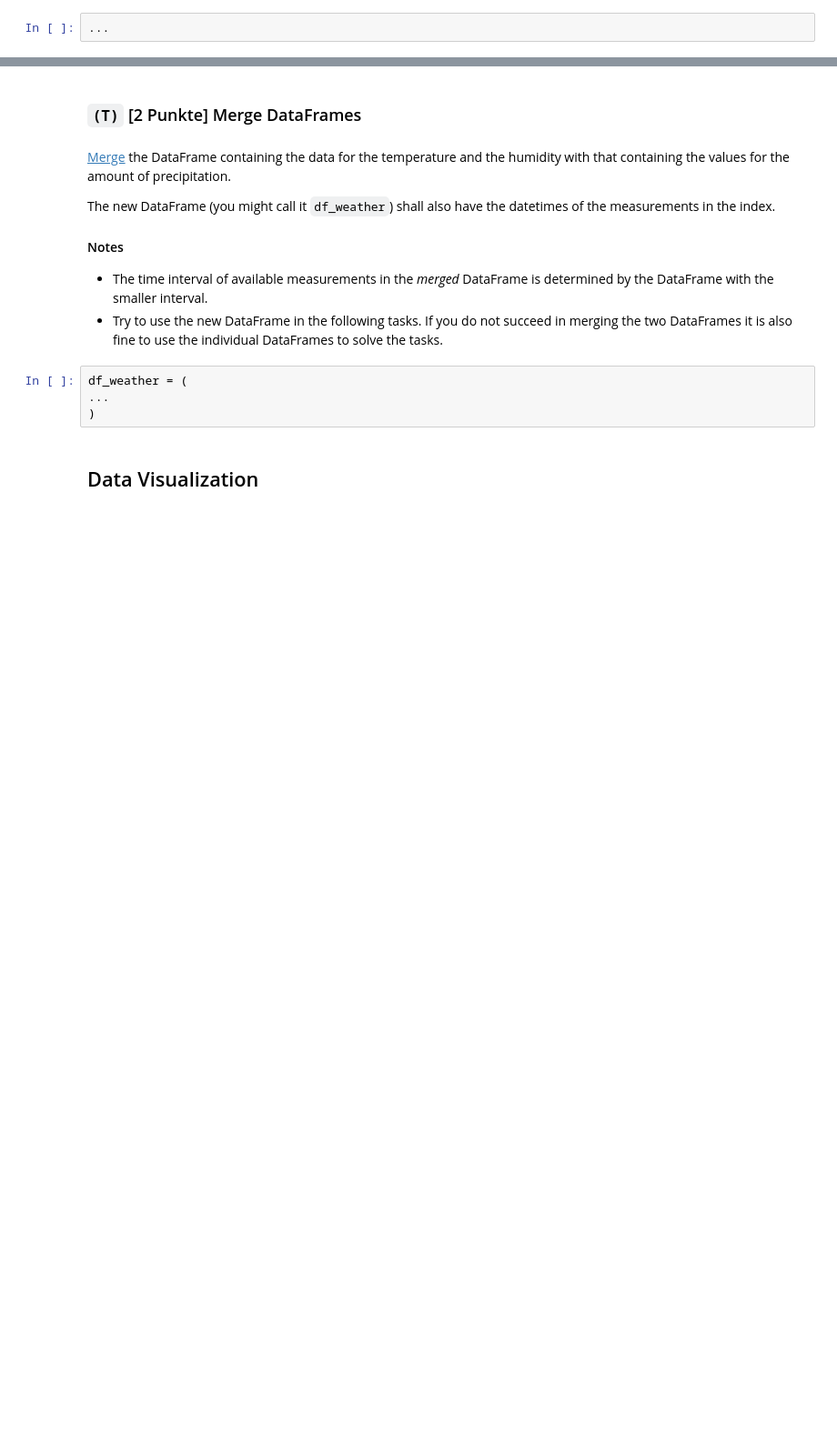
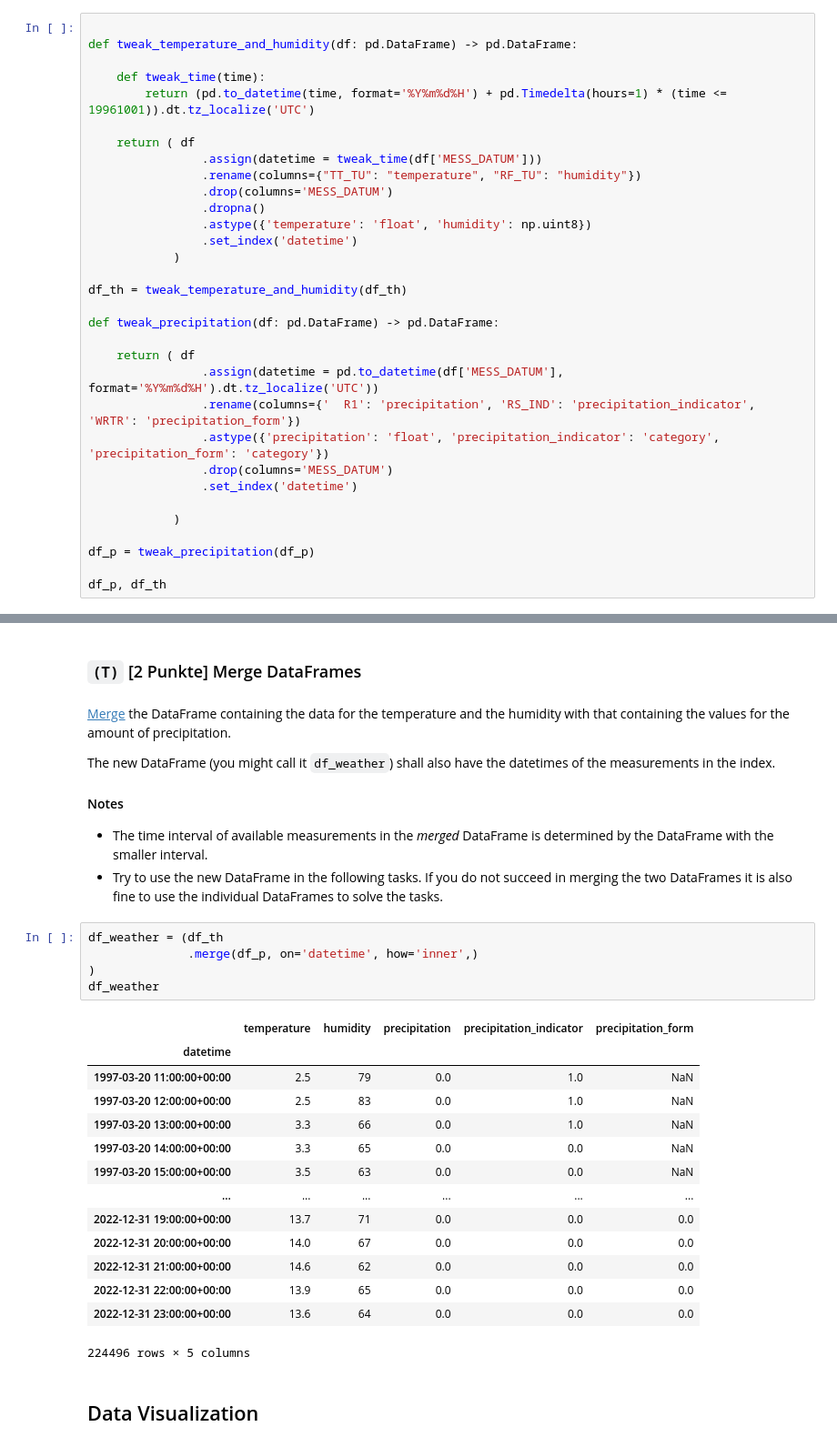
Before and after one commit to TimJoest/Datascience_2, a Jupyter notebook: MNM/Hausaufgaben/6_data_analysis/Climate_Change.ipynb, the cells around one changed output, grey strips where cells are left out. Shown at 91% size. Saved outputs shown, nothing was run; the diff lists cells and outputs as text; blank space fills up the shorter version.

````diff
--- a/MNM/Hausaufgaben/6_data_analysis/Climate_Change.ipynb
+++ b/MNM/Hausaufgaben/6_data_analysis/Climate_Change.ipynb
@@ -94,4 +124,34 @@ def tweak_temperature_and_humidity(df: pd.DataFrame) -> pd.DataFrame:
 df_th = tweak_temperature_and_humidity(df_th)
 ```
 # %%
-...
+
+def tweak_temperature_and_humidity(df: pd.DataFrame) -> pd.DataFrame:
+
+    def tweak_time(time):
+        return (pd.to_datetime(time, format='%Y%m%d%H') + pd.Timedelta(hours=1) * (time <= 19961001)).dt.tz_localize('UTC')
+
+    return ( df
+                .assign(datetime = tweak_time(df['MESS_DATUM']))
+                .rename(columns={"TT_TU": "temperature", "RF_TU": "humidity"})
+                .drop(columns='MESS_DATUM')
+                .dropna()
+                .astype({'temperature': 'float', 'humidity': np.uint8})
+                .set_index('datetime')
+            )
+
+df_th = tweak_temperature_and_humidity(df_th)
+
+def tweak_precipitation(df: pd.DataFrame) -> pd.DataFrame:
+
+    return ( df
+                .assign(datetime = pd.to_datetime(df['MESS_DATUM'], format='%Y%m%d%H').dt.tz_localize('UTC'))
+                .rename(columns={'  R1': 'precipitation', 'RS_IND': 'precipitation_indicator', 'WRTR': 'precipitation_form'})
+                .astype({'precipitation': 'float', 'precipitation_indicator': 'category', 'precipitation_form': 'category'})
+                .drop(columns='MESS_DATUM')
+                .set_index('datetime')
+
+            )
+
+df_p = tweak_precipitation(df_p)
+
+df_p, df_th
@@ -107,9 +185,25 @@ The new DataFrame (you might call it `df_weather`) shall also have the datetimes
 * The time interval of available measurements in the *merged* DataFrame is determined by the DataFrame with the smaller interval.
 * Try to use the new DataFrame in the following tasks. If you do not succeed in merging the two DataFrames it is also fine to use the individual DataFrames to solve the tasks.
 # %%
-df_weather = (
-...
+df_weather = (df_th
+              .merge(df_p, on='datetime', how='inner',)
 )
+df_weather
+# %% [output]
+|  | temperature | humidity | precipitation | precipitation_indicator | precipitation_form |
+| datetime |  |  |  |  |  |
+| 1997-03-20 11:00:00+00:00 | 2.5 | 79 | 0.0 | 1.0 | NaN |
+| 1997-03-20 12:00:00+00:00 | 2.5 | 83 | 0.0 | 1.0 | NaN |
+| 1997-03-20 13:00:00+00:00 | 3.3 | 66 | 0.0 | 1.0 | NaN |
+| 1997-03-20 14:00:00+00:00 | 3.3 | 65 | 0.0 | 0.0 | NaN |
+| 1997-03-20 15:00:00+00:00 | 3.5 | 63 | 0.0 | 0.0 | NaN |
+| ... | ... | ... | ... | ... | ... |
+| 2022-12-31 19:00:00+00:00 | 13.7 | 71 | 0.0 | 0.0 | 0.0 |
+| 2022-12-31 20:00:00+00:00 | 14.0 | 67 | 0.0 | 0.0 | 0.0 |
+| 2022-12-31 21:00:00+00:00 | 14.6 | 62 | 0.0 | 0.0 | 0.0 |
+| 2022-12-31 22:00:00+00:00 | 13.9 | 65 | 0.0 | 0.0 | 0.0 |
+| 2022-12-31 23:00:00+00:00 | 13.6 | 64 | 0.0 | 0.0 | 0.0 |
+224496 rows × 5 columns
 # %% [markdown]
 ## Data Visualization
 # %% [markdown]
````
Also changed, not shown: parts of 8 cells of this notebook, 29 other files.
